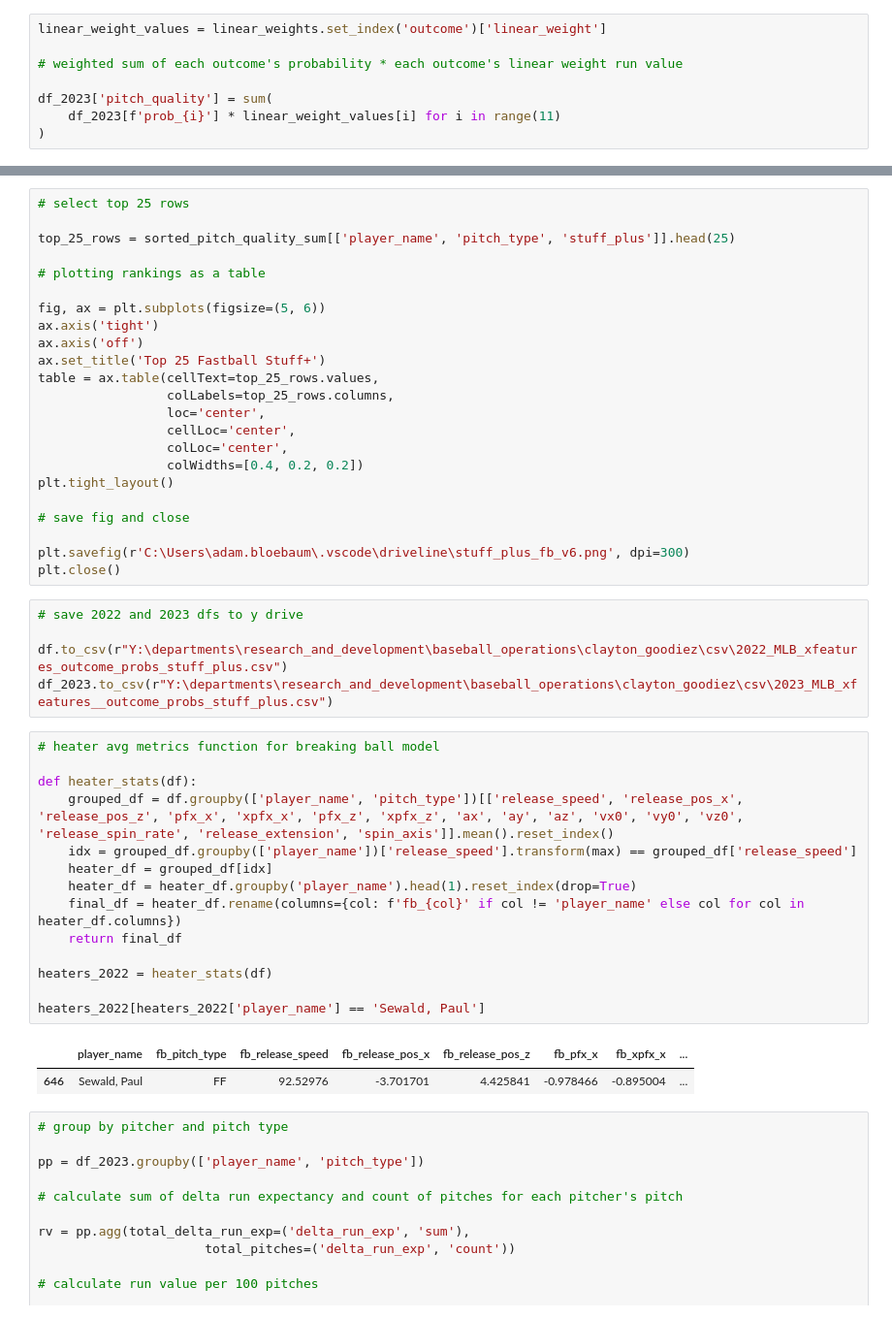
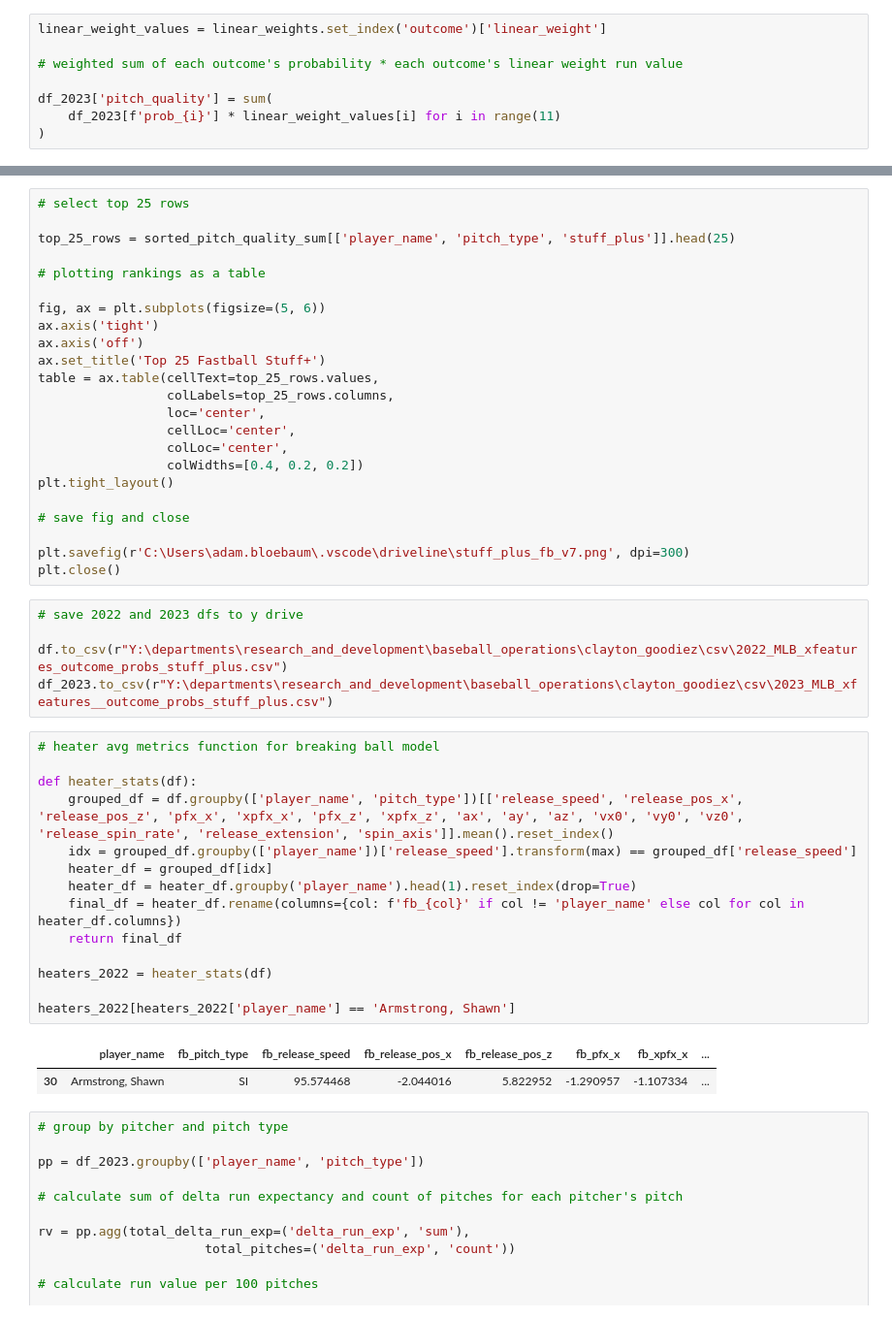
Before and after one commit to claytona500/stuff-baby, a Jupyter notebook: adam/adam_fb_model.ipynb, the cells around one changed output, grey strips where cells are left out. Shown at 97% size. Drawn from its saved outputs; the diff is of its cells as text.

```diff
--- a/adam/adam_fb_model.ipynb
+++ b/adam/adam_fb_model.ipynb
@@ -546,7 +559,7 @@ plt.tight_layout()
 
 # save fig and close
 
-plt.savefig(r'C:\Users\adam.bloebaum\.vscode\driveline\stuff_plus_fb_v6.png', dpi=300)
+plt.savefig(r'C:\Users\adam.bloebaum\.vscode\driveline\stuff_plus_fb_v7.png', dpi=300)
 plt.close()
 # %%
 # save 2022 and 2023 dfs to y drive
@@ -556,20 +569,20 @@ df_2023.to_csv(r"Y:\departments\research_and_development\baseball_operations\cla
 # %%
 # heater avg metrics function for breaking ball model
 
 def heater_stats(df):
     grouped_df = df.groupby(['player_name', 'pitch_type'])[['release_speed', 'release_pos_x', 'release_pos_z', 'pfx_x', 'xpfx_x', 'pfx_z', 'xpfx_z', 'ax', 'ay', 'az', 'vx0', 'vy0', 'vz0', 'release_spin_rate', 'release_extension', 'spin_axis']].mean().reset_index()
     idx = grouped_df.groupby(['player_name'])['release_speed'].transform(max) == grouped_df['release_speed']
     heater_df = grouped_df[idx]
     heater_df = heater_df.groupby('player_name').head(1).reset_index(drop=True)
     final_df = heater_df.rename(columns={col: f'fb_{col}' if col != 'player_name' else col for col in heater_df.columns})
     return final_df
 
 heaters_2022 = heater_stats(df)
 
-heaters_2022[heaters_2022['player_name'] == 'Sewald, Paul']
+heaters_2022[heaters_2022['player_name'] == 'Armstrong, Shawn']
 # %% [output]
 |  | player_name | fb_pitch_type | fb_release_speed | fb_release_pos_x | fb_release_pos_z | fb_pfx_x | fb_xpfx_x | ... |
-| 646 | Sewald, Paul | FF | 92.52976 | -3.701701 | 4.425841 | -0.978466 | -0.895004 | ... |
+| 30 | Armstrong, Shawn | SI | 95.574468 | -2.044016 | 5.822952 | -1.290957 | -1.107334 | ... |
 # %%
 # group by pitcher and pitch type
 
```
Also changed, not shown: parts of 8 cells of this notebook, 2 other files.
